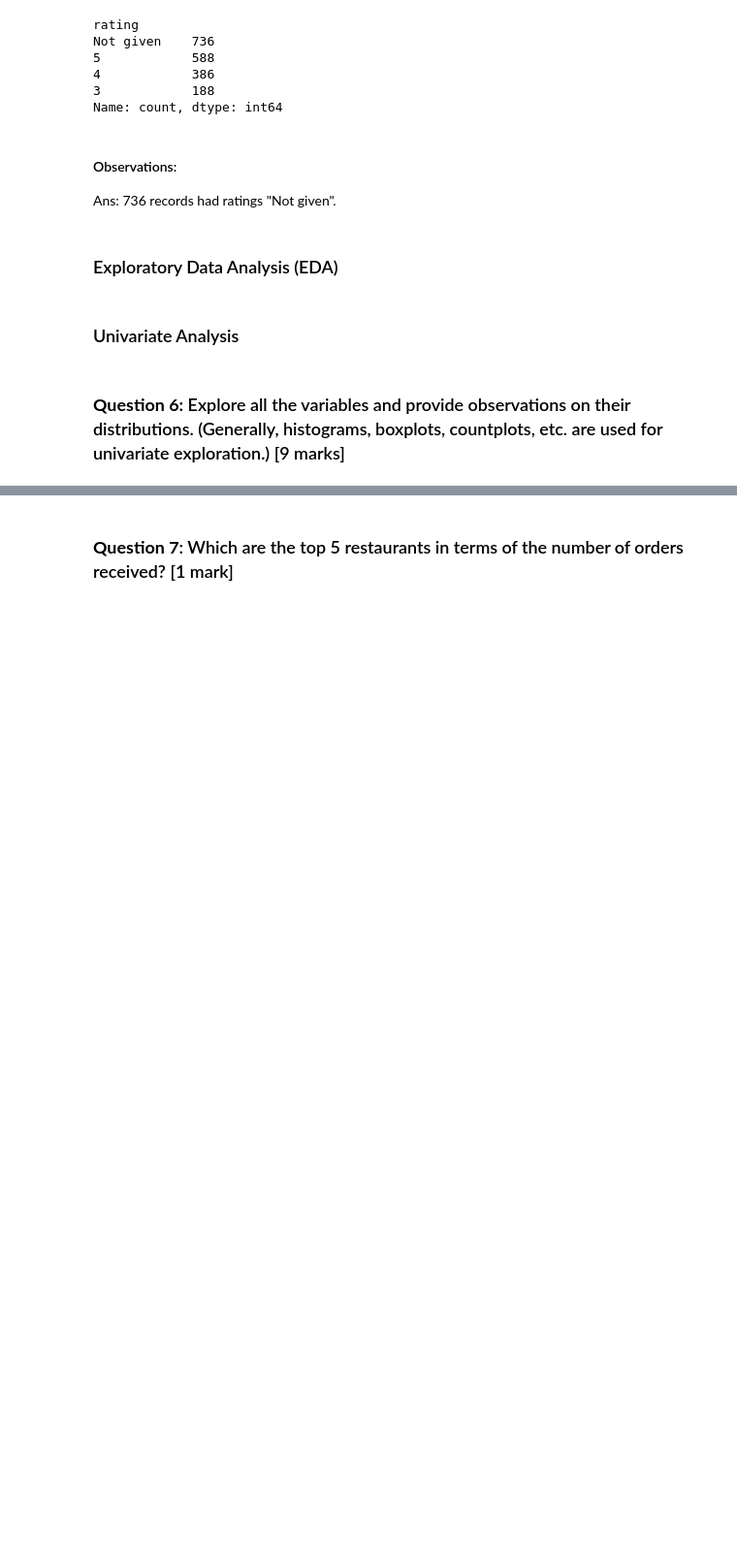
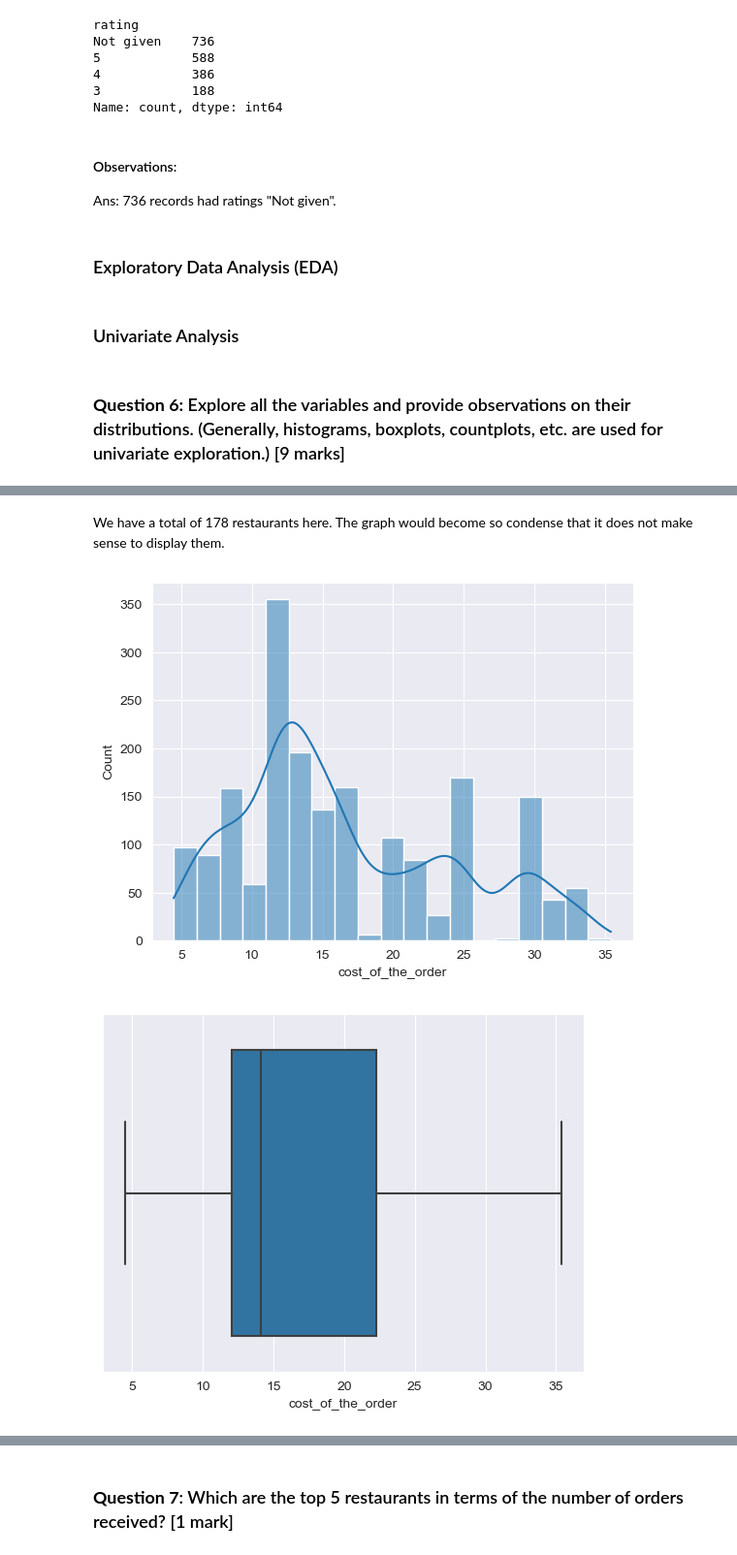
Before and after one commit to tinlong/AIML, a Jupyter notebook: Python Foundations/Project 1/PYF_Project_LearnerNotebook_FullCode.ipynb, the cells around one changed output, grey strips where cells are left out. Shown at 97% size. Drawn from its saved outputs; the diff is of its cells as text; code cells hidden in the pictures; blank space fills up the shorter version.

```diff
--- a/Python Foundations/Project 1/PYF_Project_LearnerNotebook_FullCode.ipynb
+++ b/Python Foundations/Project 1/PYF_Project_LearnerNotebook_FullCode.ipynb
@@ -214,0 +232,10 @@ Ans: 736 records had ratings "Not given".
+# %% [markdown]
+We have a total of 178 restaurants here. The graph would become so condense that it does not make sense to display them.
+# %%
+sns.histplot(data=df, x='cost_of_the_order', kde=True)
+plt.show()
+sns.boxplot(data=df, x='cost_of_the_order')
+plt.show()
+# %% [output]
+[figure, added]
+[figure, added]
```
Also changed, not shown: parts of 38 cells of this notebook.
